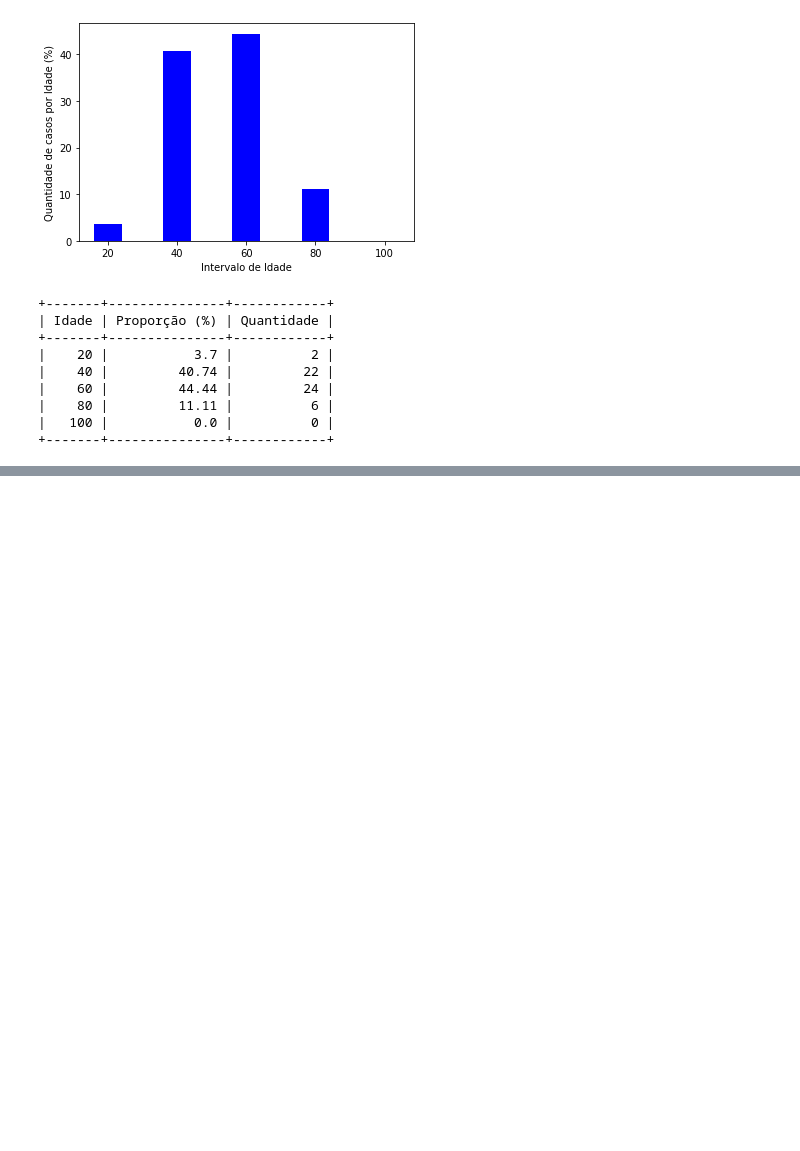
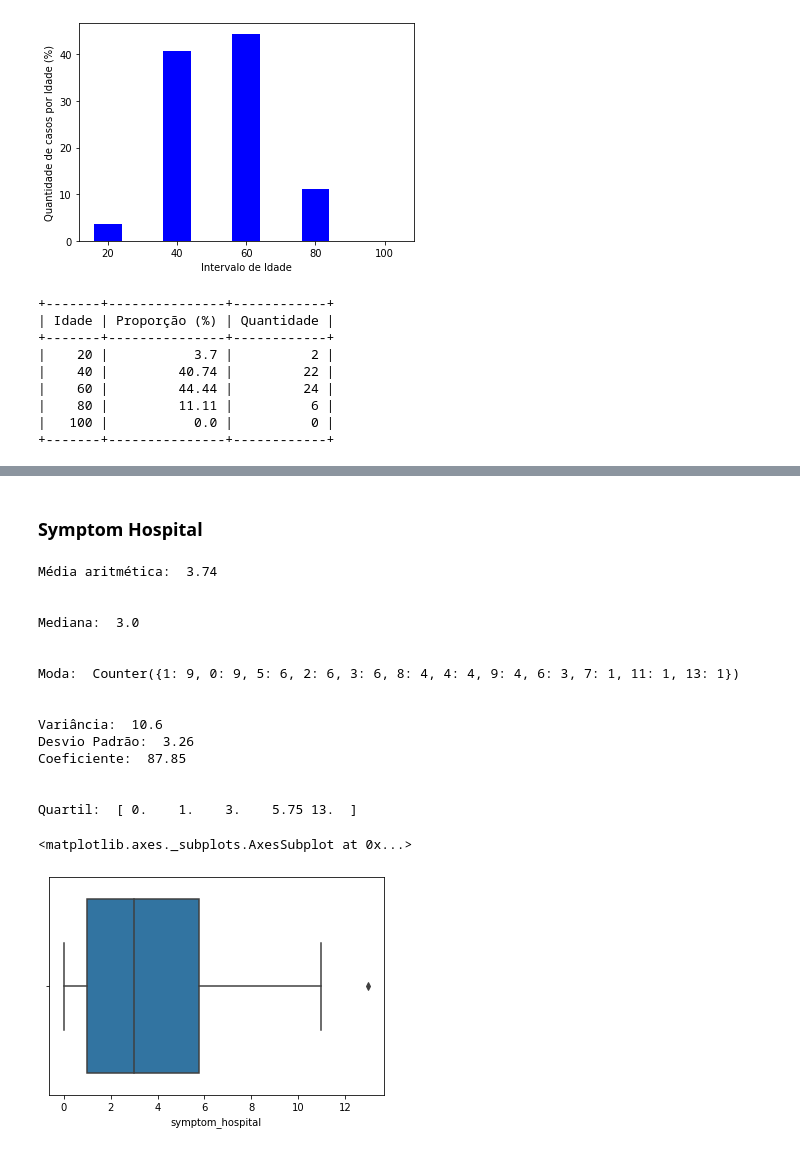
Before and after one commit to rbdlm/Covid, a Jupyter notebook: Covid.ipynb, the cells around one changed output, grey strips where cells are left out. Saved outputs shown, nothing was run; the diff lists cells and outputs as text; code cells hidden in the pictures; blank space fills up the shorter version.

```diff
--- a/Covid.ipynb
+++ b/Covid.ipynb
@@ -226,0 +319,38 @@ print(x)
+# %% [markdown]
+### Symptom Hospital
+# %%
+print('Média aritmética: ', round(st.mean(df_covid['symptom_hospital']),2))
+print('\n')
+print('Mediana: ', st.median(df_covid['symptom_hospital']))
+print('\n')
+print('Moda: ', Counter(df_covid['symptom_hospital']))
+print('\n')
+print('Variância: ', round(st.variance(df_covid['symptom_hospital']),2))
+print('Desvio Padrão: ', round(st.stdev(df_covid['symptom_hospital']),2))
+print('Coeficiente: ', cv(df_covid['symptom_hospital']))
+print('\n')
+print('Quartil: ', np.quantile(df_covid['symptom_hospital'], [0, 0.25, 0.5, 0.75, 1]))
+
+print('\n')
+
+# print(stats.describe(df_covid['age']))
+
+sns.boxplot(df_covid['symptom_hospital'])
+# %% [output]
+Média aritmética:  3.74
+
+
+Mediana:  3.0
+
+
+Moda:  Counter({1: 9, 0: 9, 5: 6, 2: 6, 3: 6, 8: 4, 4: 4, 9: 4, 6: 3, 7: 1, 11: 1, 13: 1})
+
+
+Variância:  10.6
+Desvio Padrão:  3.26
+Coeficiente:  87.85
+
+
+Quartil:  [ 0.    1.    3.    5.75 13.  ]
+<matplotlib.axes._subplots.AxesSubplot at 0x...>
+[figure, added]
```
Also changed, not shown: parts of 21 cells of this notebook.
